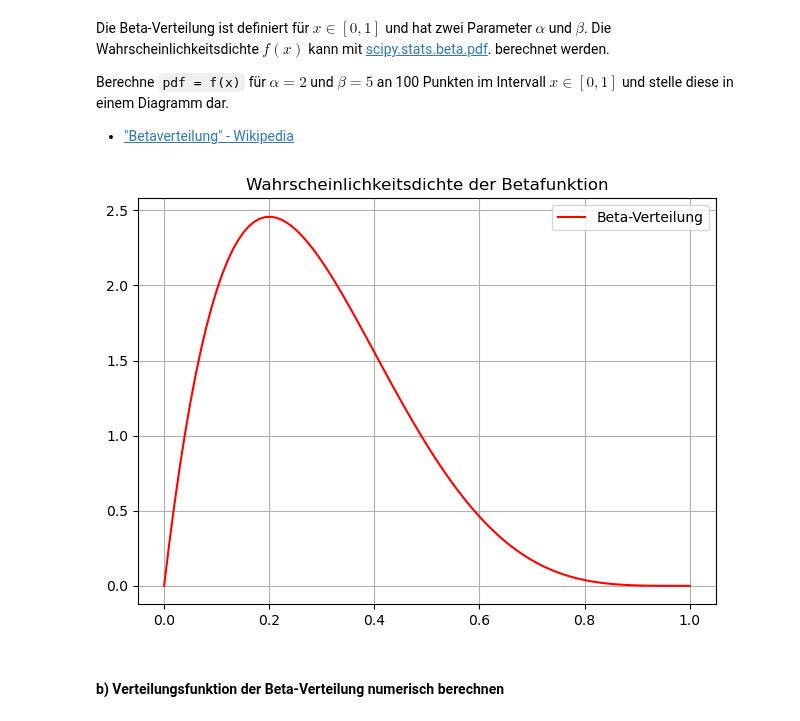
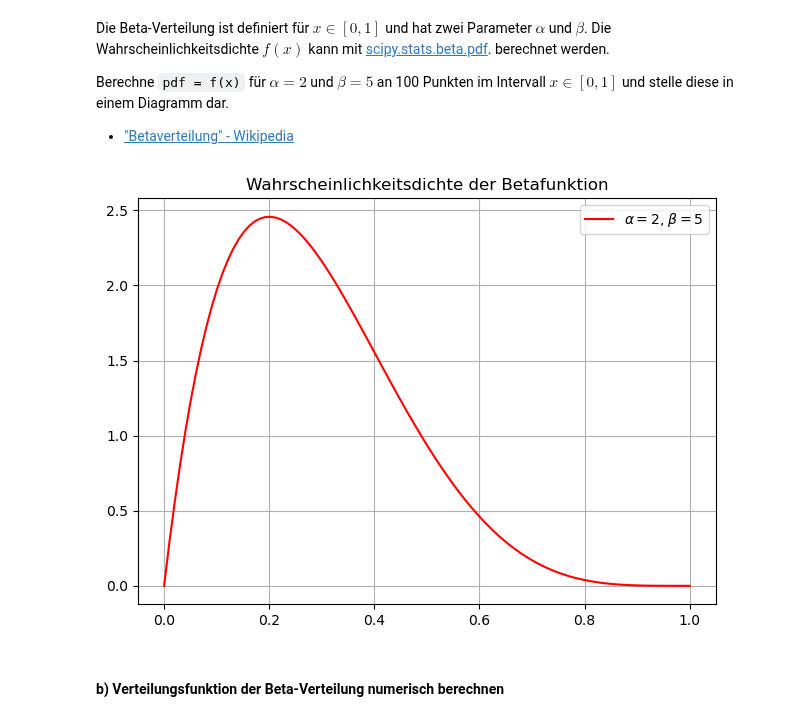
Before and after one commit to visciric/NGDS--Viscio, a Jupyter notebook: 10_ZufallszahlenErzeugen/10_Uebungsblatt.ipynb, the cells around one changed output. Drawn from its saved outputs; the diff is of its cells as text; code cells hidden in the pictures.

```diff
--- a/10_ZufallszahlenErzeugen/10_Uebungsblatt.ipynb
+++ b/10_ZufallszahlenErzeugen/10_Uebungsblatt.ipynb
@@ -127,19 +127,19 @@ Berechne `pdf = f(x)` für $\alpha = 2$ und $\beta = 5$ an 100 Punkten im Interv
 # %%
 # Parameter der Beta-Verteilung
 alpha = 2
 beta = 5
 
 x = np.linspace(0,1,100)
 # Berechne die PDF für jeden x-Wert
 pdf = scipy.stats.beta.pdf(x,alpha,beta)
 
-plt.plot(x,pdf, color = "red", label = "Beta-Verteilung")
+plt.plot(x,pdf, color = "red", label = f"$\\alpha={alpha}$, $\\beta={beta}$")
 plt.title("Wahrscheinlichkeitsdichte der Betafunktion")
 plt.legend()
 plt.tight_layout()
 plt.grid()
 # %% [output]
-[figure, old version]
+[figure, new version]
 # %% [markdown]
 #### b) Verteilungsfunktion der Beta-Verteilung numerisch berechnen
 # %% [markdown]
```
Also changed, not shown: parts of 3 cells of this notebook, 2 other files.
